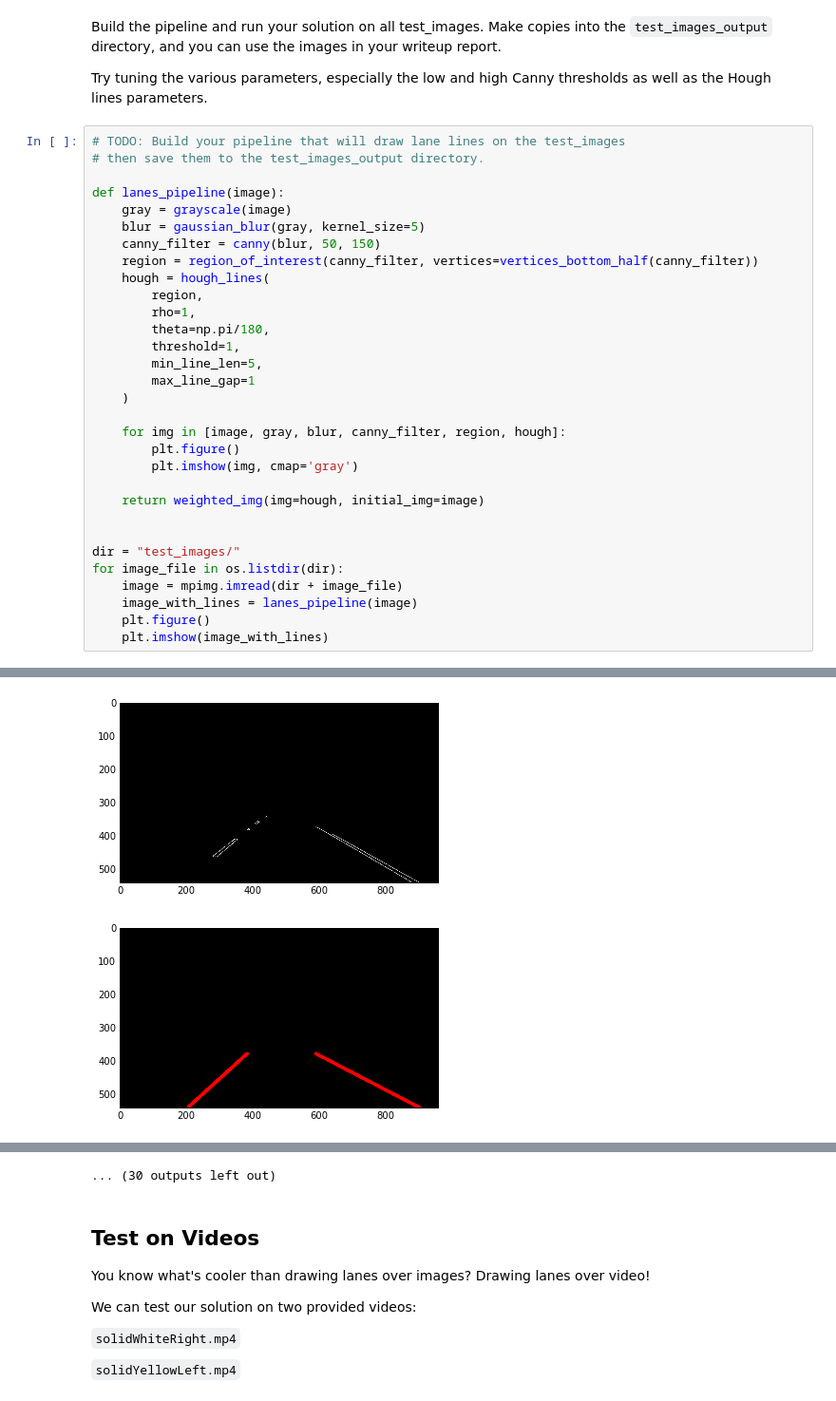
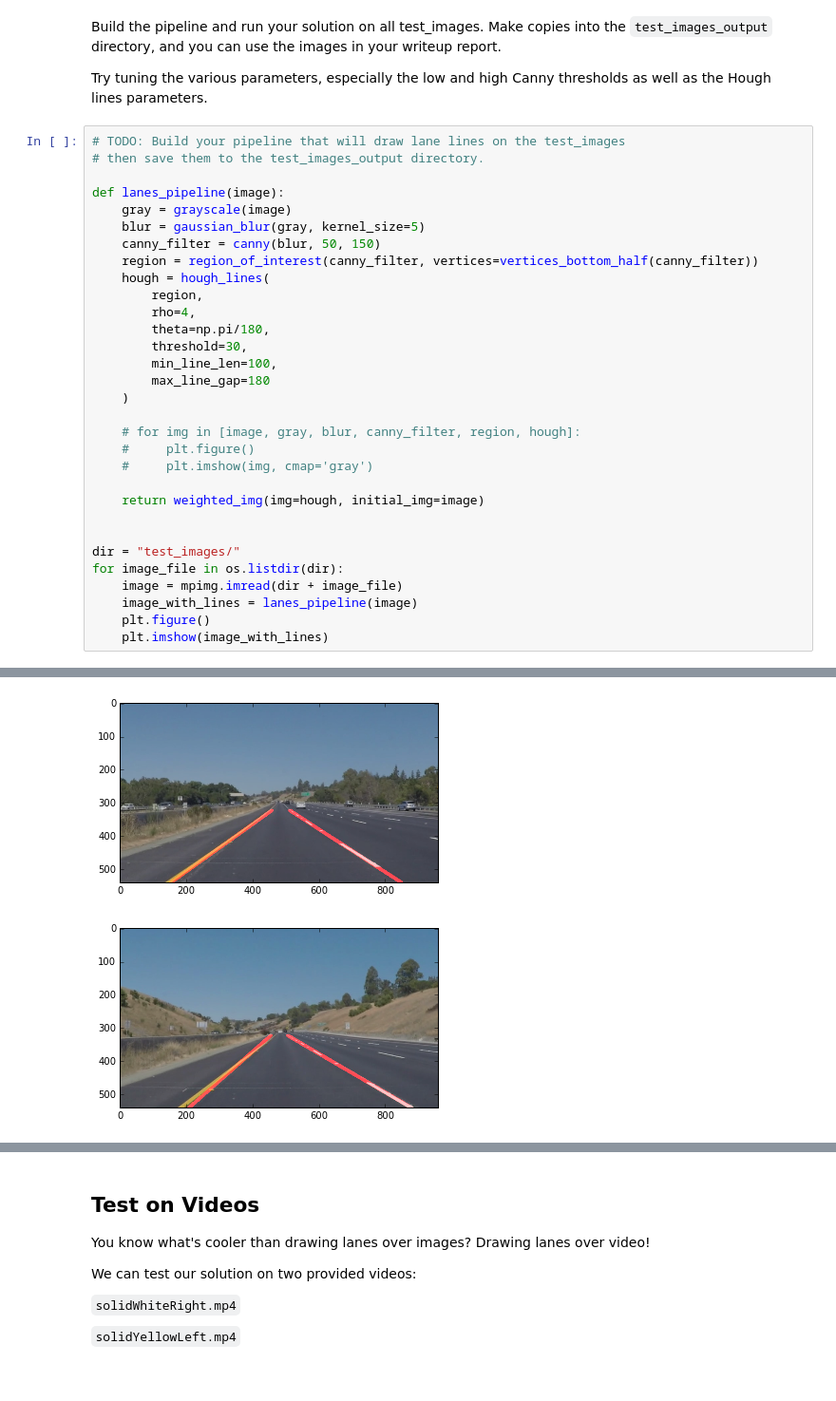
Before and after one commit to AlexanderKim/CarND-LaneLines-P1, a Jupyter notebook: P1.ipynb, the cells around one changed output, grey strips where cells are left out. Shown at 95% size. Drawn from its saved outputs; the diff is of its cells as text.

Commit message:
adjusted slope treshold and region of interest

```diff
--- a/P1.ipynb
+++ b/P1.ipynb
@@ -249,16 +247,16 @@ def lanes_pipeline(image):
     region = region_of_interest(canny_filter, vertices=vertices_bottom_half(canny_filter))
     hough = hough_lines(
         region,
-        rho=1,
+        rho=4,
         theta=np.pi/180,
-        threshold=1,
-        min_line_len=5,
-        max_line_gap=1
+        threshold=30,
+        min_line_len=100,
+        max_line_gap=180
     )
 
-    for img in [image, gray, blur, canny_filter, region, hough]:
-        plt.figure()
-        plt.imshow(img, cmap='gray')
+    # for img in [image, gray, blur, canny_filter, region, hough]:
+    #     plt.figure()
+    #     plt.imshow(img, cmap='gray')
 
     return weighted_img(img=hough, initial_img=image)
 
@@ -277,2 +275,2 @@ for image_file in os.listdir(dir):
-[figure, old version]
+[figure, new version]
-[figure, old version]
+[figure, new version]
@@ -285,4 +277,3 @@ for image_file in os.listdir(dir):
-... (30 outputs left out)
 # %% [markdown]
 ## Test on Videos
 
```
Also changed, not shown: parts of 5 cells of this notebook, 2 other files.
